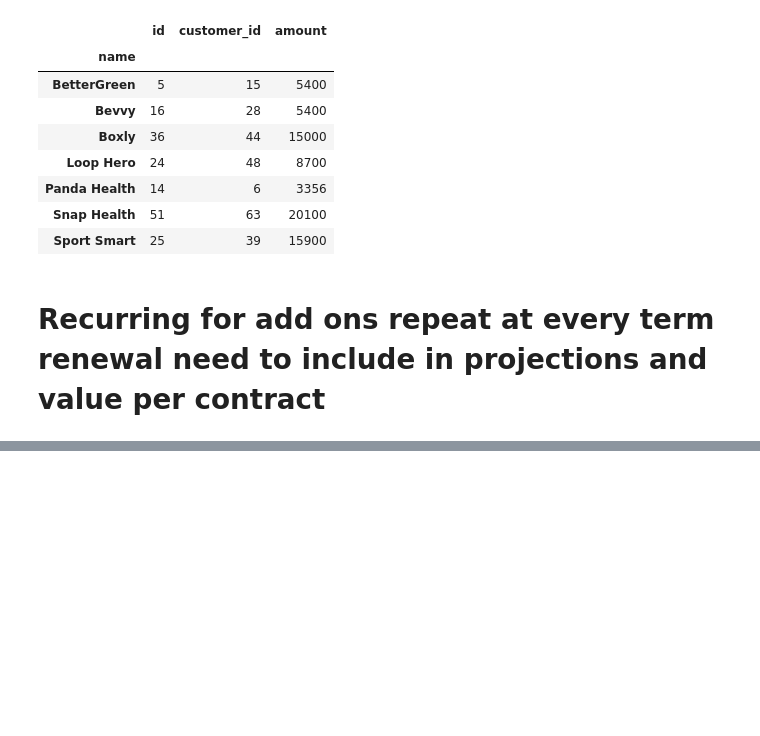
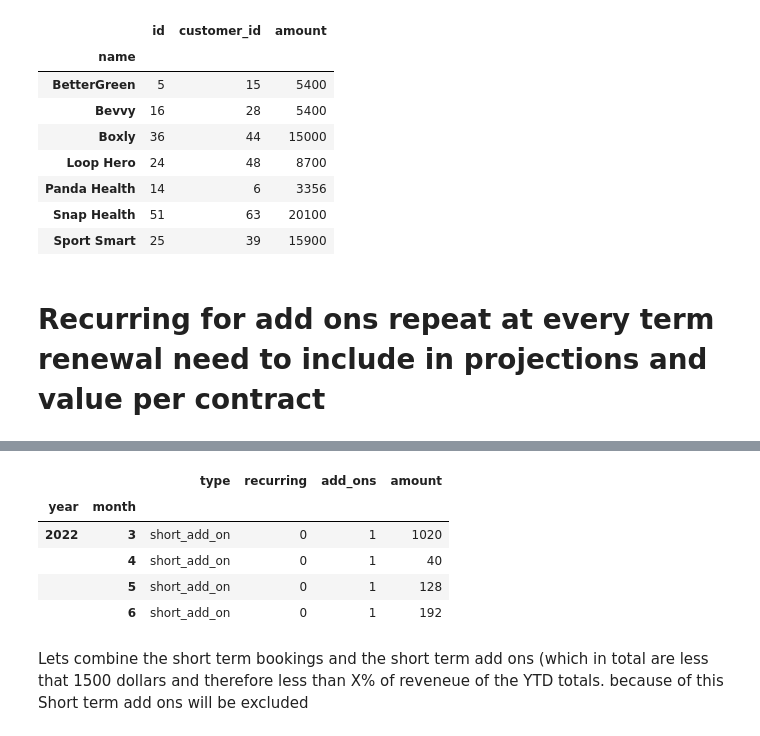
Before and after one commit to njw27/codi_pres, a Jupyter notebook: codi_nb.ipynb, the cells around one changed output, grey strips where cells are left out. Cells and saved outputs as stored; diff of their text form; code cells hidden in the pictures; blank space fills up the shorter version.

```diff
--- a/codi_nb.ipynb
+++ b/codi_nb.ipynb
@@ -474,0 +532,17 @@ KeyError: 'dater'
+# %%
+addon_st_names
+
+
+
+ytd_as = addon_st_names[["name", "recurring", "dt_start_date", "amount"]]
+
+ytd_as["add_ons"] = 1
+ytd_as["month"] = pd.DatetimeIndex(ytd_as["dt_start_date"]).month
+ytd_as["year"] = pd.DatetimeIndex(ytd_as["dt_start_date"]).year
+
+ytd_as = ytd_as.sort_values(by = ["month", "year"])
+ytd_as = ytd_as.reset_index()
+ytd_as = ytd_as [["name", "recurring","add_ons", "month", "year", "amount"]]
+# ytd_as["returning_cust"] = ytd_as["name"].duplicated()
+
+ytd_as
@@ -474,0 +565,14 @@ KeyError: 'dater'
+# %%
+add_ons_short_monthly = ytd_as[["recurring", "add_ons","month", "year", "amount"]].groupby(["year","month"]).sum()
+add_ons_short_monthly["type"] = "short_add_on"
+add_ons_short_monthly = add_ons_short_monthly[["type", "recurring", "add_ons", "amount"]]
+add_ons_short_monthly
+# %% [output]
+|  |  | type | recurring | add_ons | amount |
+| year | month |  |  |  |  |
+| 2022 | 3 | short_add_on | 0 | 1 | 1020 |
+|  | 4 | short_add_on | 0 | 1 | 40 |
+|  | 5 | short_add_on | 0 | 1 | 128 |
+|  | 6 | short_add_on | 0 | 1 | 192 |
+# %% [markdown]
+Lets combine the short term bookings and the short term add ons (which in total are less that 1500 dollars and therefore less than X% of reveneue of the YTD totals. because of this Short term add ons will be excluded
```
Also changed, not shown: parts of 17 cells of this notebook.
